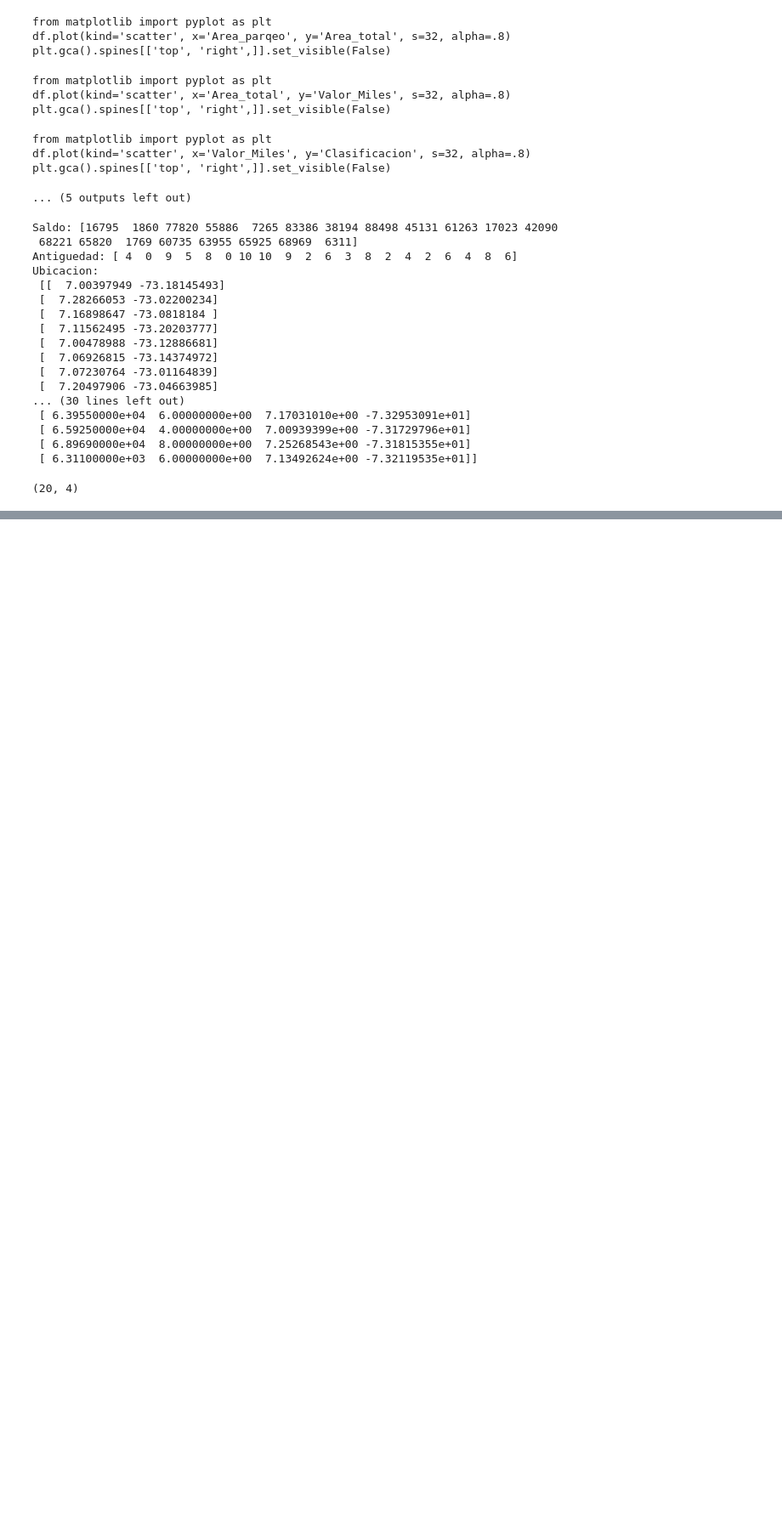
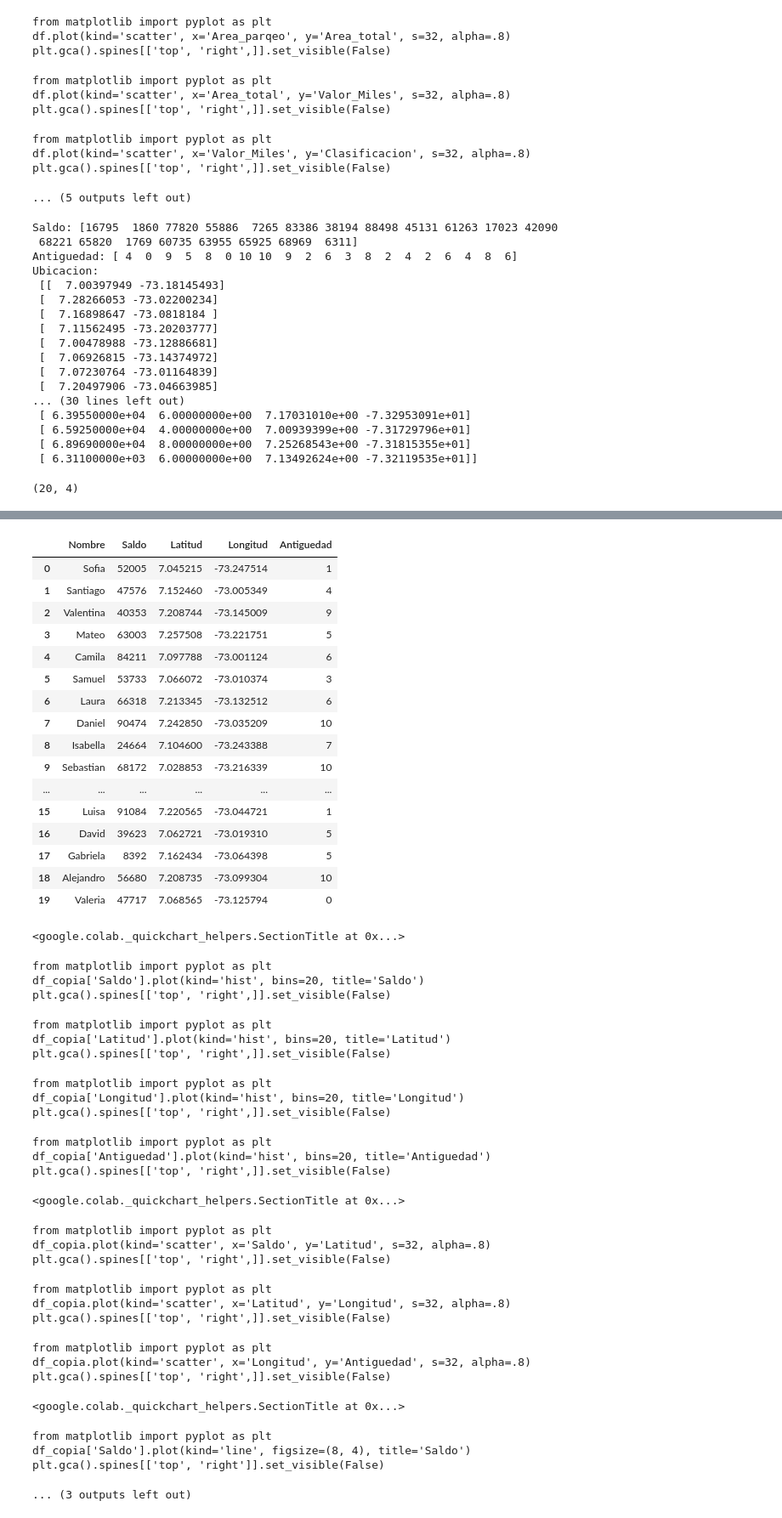
Before and after one commit to maicol017/Curso-Inteligencia-Artificial, a Jupyter notebook: EDA_Apuntes_de_clase.ipynb, the cells around one changed output, grey strips where cells are left out. Shown at 85% size. Cells and saved outputs as stored; diff of their text form; code cells hidden in the pictures; blank space fills up the shorter version.

Commit message:
Se creó con Colab

```diff
--- a/EDA_Apuntes_de_clase.ipynb
+++ b/EDA_Apuntes_de_clase.ipynb
@@ -309,0 +468,49 @@ datos_combinados.shape
+# %%
+df_copia=df.copy()
+df_copia
+# %% [output]
+|  | Nombre | Saldo | Latitud | Longitud | Antiguedad |
+| 0 | Sofia | 52005 | 7.045215 | -73.247514 | 1 |
+| 1 | Santiago | 47576 | 7.152460 | -73.005349 | 4 |
+| 2 | Valentina | 40353 | 7.208744 | -73.145009 | 9 |
+| 3 | Mateo | 63003 | 7.257508 | -73.221751 | 5 |
+| 4 | Camila | 84211 | 7.097788 | -73.001124 | 6 |
+| 5 | Samuel | 53733 | 7.066072 | -73.010374 | 3 |
+| 6 | Laura | 66318 | 7.213345 | -73.132512 | 6 |
+| 7 | Daniel | 90474 | 7.242850 | -73.035209 | 10 |
+| 8 | Isabella | 24664 | 7.104600 | -73.243388 | 7 |
+| 9 | Sebastian | 68172 | 7.028853 | -73.216339 | 10 |
+| ... | ... | ... | ... | ... | ... |
+| 15 | Luisa | 91084 | 7.220565 | -73.044721 | 1 |
+| 16 | David | 39623 | 7.062721 | -73.019310 | 5 |
+| 17 | Gabriela | 8392 | 7.162434 | -73.064398 | 5 |
+| 18 | Alejandro | 56680 | 7.208735 | -73.099304 | 10 |
+| 19 | Valeria | 47717 | 7.068565 | -73.125794 | 0 |
+<google.colab._quickchart_helpers.SectionTitle at 0x...>
+from matplotlib import pyplot as plt
+df_copia['Saldo'].plot(kind='hist', bins=20, title='Saldo')
+plt.gca().spines[['top', 'right',]].set_visible(False)
+from matplotlib import pyplot as plt
+df_copia['Latitud'].plot(kind='hist', bins=20, title='Latitud')
+plt.gca().spines[['top', 'right',]].set_visible(False)
+from matplotlib import pyplot as plt
+df_copia['Longitud'].plot(kind='hist', bins=20, title='Longitud')
+plt.gca().spines[['top', 'right',]].set_visible(False)
+from matplotlib import pyplot as plt
+df_copia['Antiguedad'].plot(kind='hist', bins=20, title='Antiguedad')
+plt.gca().spines[['top', 'right',]].set_visible(False)
+<google.colab._quickchart_helpers.SectionTitle at 0x...>
+from matplotlib import pyplot as plt
+df_copia.plot(kind='scatter', x='Saldo', y='Latitud', s=32, alpha=.8)
+plt.gca().spines[['top', 'right',]].set_visible(False)
+from matplotlib import pyplot as plt
+df_copia.plot(kind='scatter', x='Latitud', y='Longitud', s=32, alpha=.8)
+plt.gca().spines[['top', 'right',]].set_visible(False)
+from matplotlib import pyplot as plt
+df_copia.plot(kind='scatter', x='Longitud', y='Antiguedad', s=32, alpha=.8)
+plt.gca().spines[['top', 'right',]].set_visible(False)
+<google.colab._quickchart_helpers.SectionTitle at 0x...>
+from matplotlib import pyplot as plt
+df_copia['Saldo'].plot(kind='line', figsize=(8, 4), title='Saldo')
+plt.gca().spines[['top', 'right']].set_visible(False)
+... (3 outputs left out)
```
Also changed, not shown: parts of 17 cells of this notebook.
